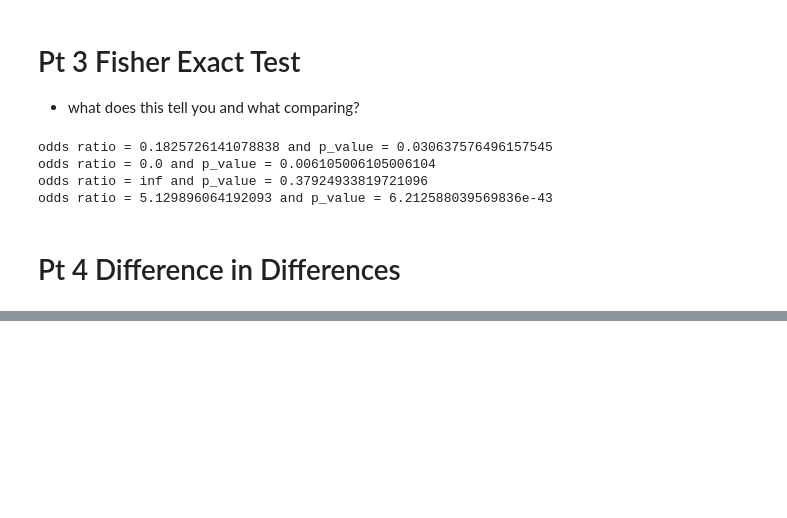
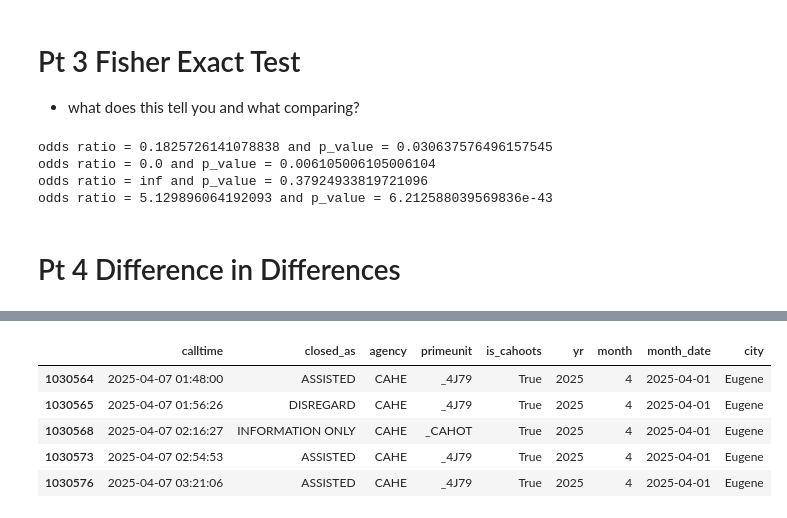
Before and after one commit to BNovaW/call-outcomes, a Jupyter notebook: Analysis.ipynb, the cells around one changed output, grey strips where cells are left out. Saved outputs shown, nothing was run; the diff lists cells and outputs as text; code cells hidden in the pictures; blank space fills up the shorter version.

```diff
--- a/Analysis.ipynb
+++ b/Analysis.ipynb
@@ -379,0 +376,10 @@ after_mcslc.head(2)
+# %%
+print(mcslc_start)
+print(cahoots_end) #cahoots_end =  max(eugene[eugene["is_cahoots"] == True]["calltime"])
+
+eugene[eugene["agency"] == "CAHE"]["calltime"].min()
+
+temp = eugene[eugene["calltime"] > "2025-04-07 00:00:00"].copy()
+temp = temp[temp["agency"] == "CAHE"]
+temp.head()
+# %% [output]
@@ -379,0 +388,6 @@ after_mcslc.head(2)
+|  | calltime | closed_as | agency | primeunit | is_cahoots | yr | month | month_date | city |
+| 1030564 | 2025-04-07 01:48:00 | ASSISTED | CAHE | _4J79 | True | 2025 | 4 | 2025-04-01 | Eugene |
+| 1030565 | 2025-04-07 01:56:26 | DISREGARD | CAHE | _4J79 | True | 2025 | 4 | 2025-04-01 | Eugene |
+| 1030568 | 2025-04-07 02:16:27 | INFORMATION ONLY | CAHE | _CAHOT | True | 2025 | 4 | 2025-04-01 | Eugene |
+| 1030573 | 2025-04-07 02:54:53 | ASSISTED | CAHE | _4J79 | True | 2025 | 4 | 2025-04-01 | Eugene |
+| 1030576 | 2025-04-07 03:21:06 | ASSISTED | CAHE | _4J79 | True | 2025 | 4 | 2025-04-01 | Eugene |
```
Also changed, not shown: parts of 9 cells of this notebook, 1 other file.
